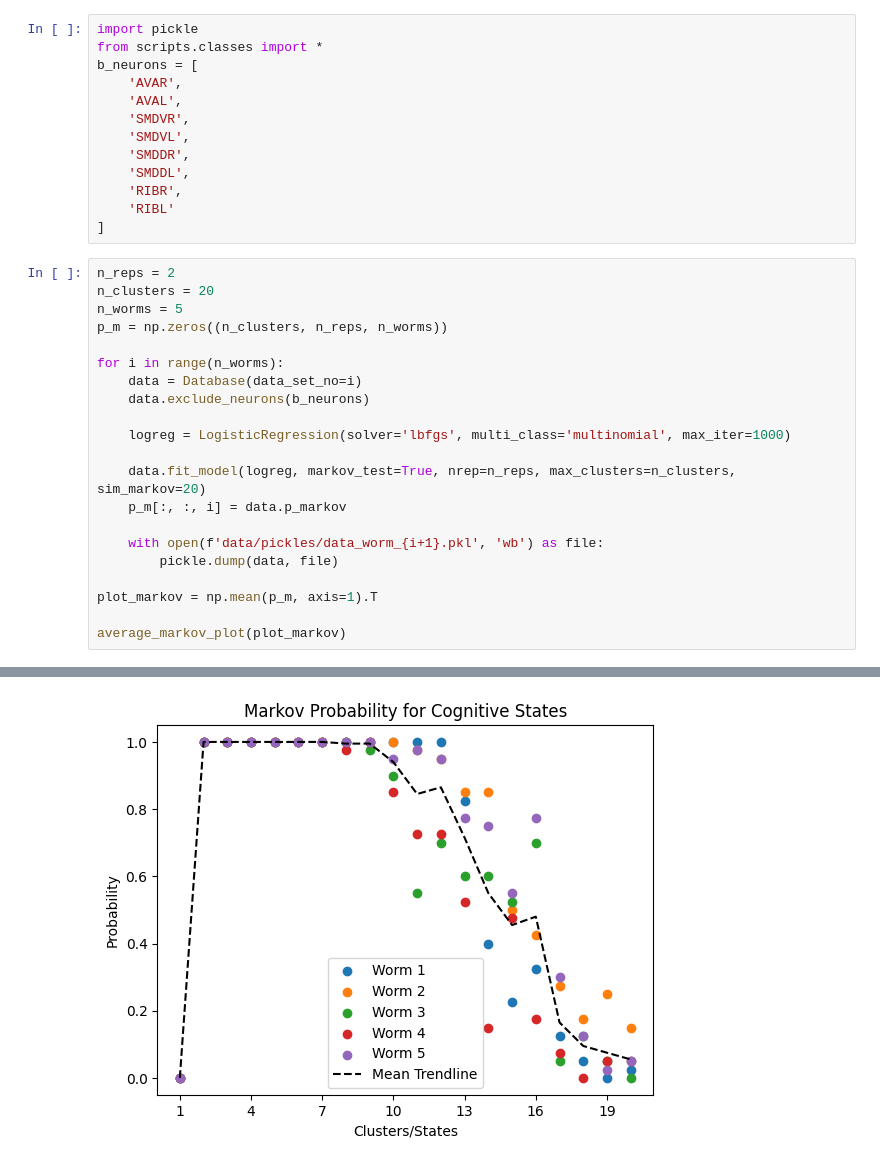
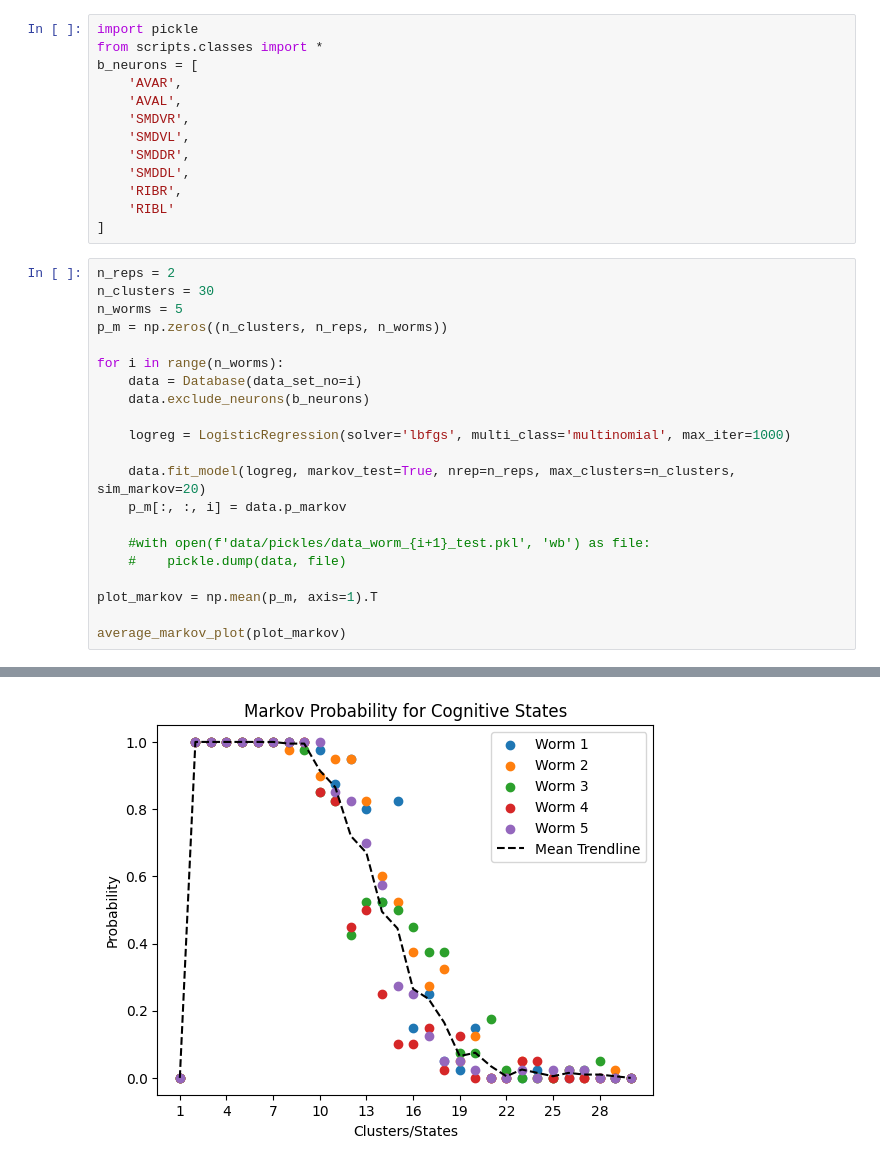
Before and after one commit to DriftKing1998/NC-MCM-Visualizer, a Jupyter notebook: MGW.ipynb, the cells around one changed output, grey strips where cells are left out. Drawn from its saved outputs; the diff is of its cells as text.

```diff
--- a/MGW.ipynb
+++ b/MGW.ipynb
@@ -204,7 +195,7 @@ b_neurons = [
 ]
 # %%
 n_reps = 2
-n_clusters = 20
+n_clusters = 30
 n_worms = 5
 p_m = np.zeros((n_clusters, n_reps, n_worms))
 
@@ -215,34 +206,34 @@ for i in range(n_worms):
     logreg = LogisticRegression(solver='lbfgs', multi_class='multinomial', max_iter=1000)
 
     data.fit_model(logreg, markov_test=True, nrep=n_reps, max_clusters=n_clusters, sim_markov=20)
     p_m[:, :, i] = data.p_markov
 
-    with open(f'data/pickles/data_worm_{i+1}.pkl', 'wb') as file:
-        pickle.dump(data, file)
+    #with open(f'data/pickles/data_worm_{i+1}_test.pkl', 'wb') as file:
+    #    pickle.dump(data, file)
 
 plot_markov = np.mean(p_m, axis=1).T
 
 average_markov_plot(plot_markov)
 # %% [output]
 6 neurons have been removed.
 Accuracy: 0.8979917118265859
 Testing markovianity - repetition  1
 Testing markovianity - repetition  2
 8 neurons have been removed.
 Accuracy: 0.9010848755583918
 Testing markovianity - repetition  1
 Testing markovianity - repetition  2
 8 neurons have been removed.
 Accuracy: 0.9297155933311539
 Testing markovianity - repetition  1
 Testing markovianity - repetition  2
 6 neurons have been removed.
 Accuracy: 0.9447296889157354
 Testing markovianity - repetition  1
 Testing markovianity - repetition  2
 8 neurons have been removed.
 Accuracy: 0.9116186693147964
 Testing markovianity - repetition  1
 Testing markovianity - repetition  2
-[figure, old version]
+[figure, new version]
 # %%
```
Also changed, not shown: parts of 3 cells of this notebook, 11 other files.
